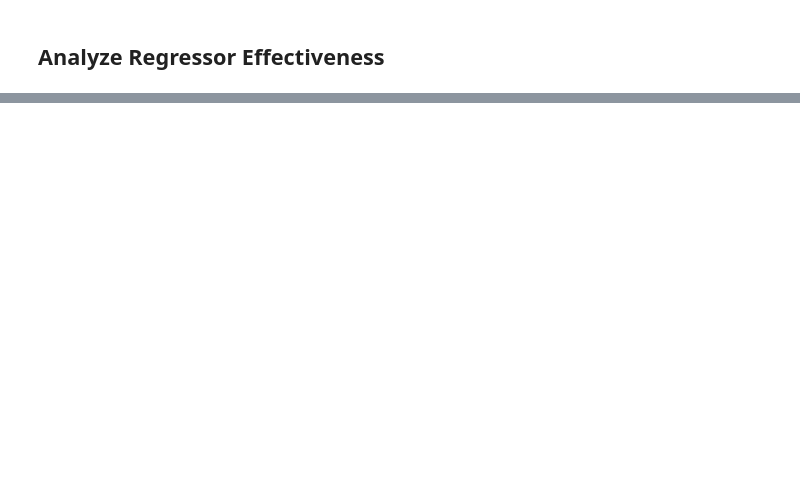
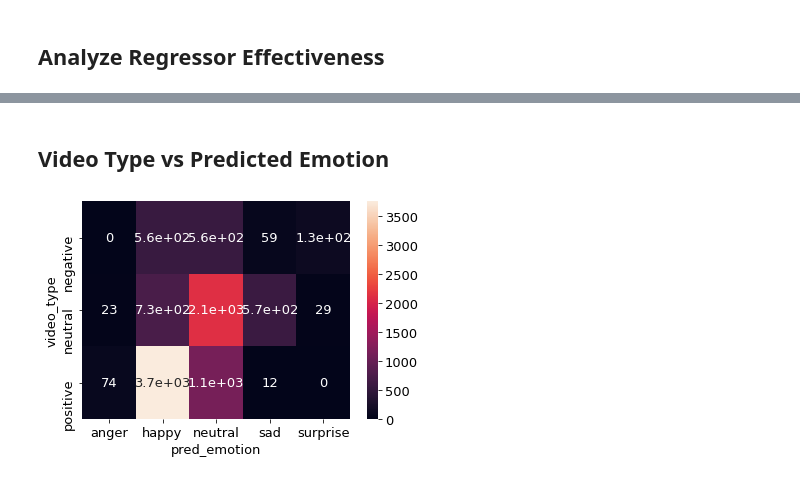
Before and after one commit to ThisGuyEddie/Abeona_TV, a Jupyter notebook: final_project.ipynb, the cells around one changed output, grey strips where cells are left out. Drawn from its saved outputs; the diff is of its cells as text; code cells hidden in the pictures; blank space fills up the shorter version.

```diff
--- a/final_project.ipynb
+++ b/final_project.ipynb
@@ -406,0 +436,9 @@ fig.show()
+# %% [markdown]
+## Video Type vs Predicted Emotion
+# %%
+import seaborn as sn
+confusion_matrix = pd.crosstab(data_df['video_type'], data_df['pred_emotion'], rownames=['video_type'], colnames=['pred_emotion'])
+sn.heatmap(confusion_matrix, annot=True)
+plt.show()
+# %% [output]
+[figure, added]
```
Also changed, not shown: parts of 16 cells of this notebook.
